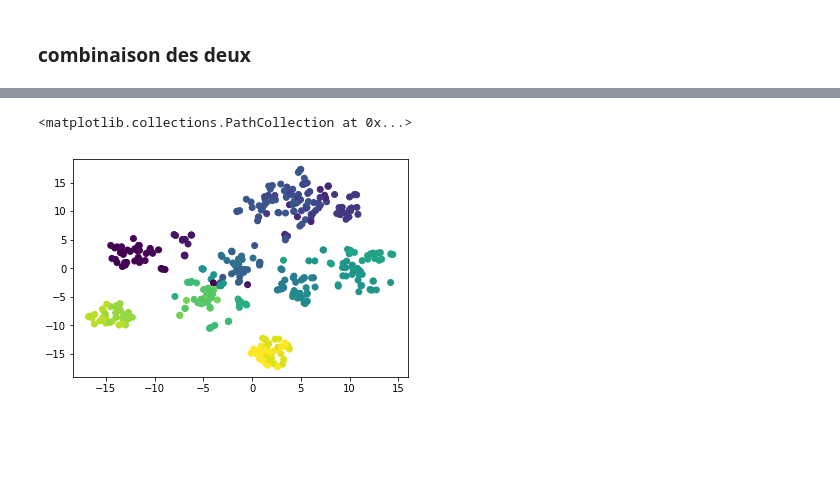
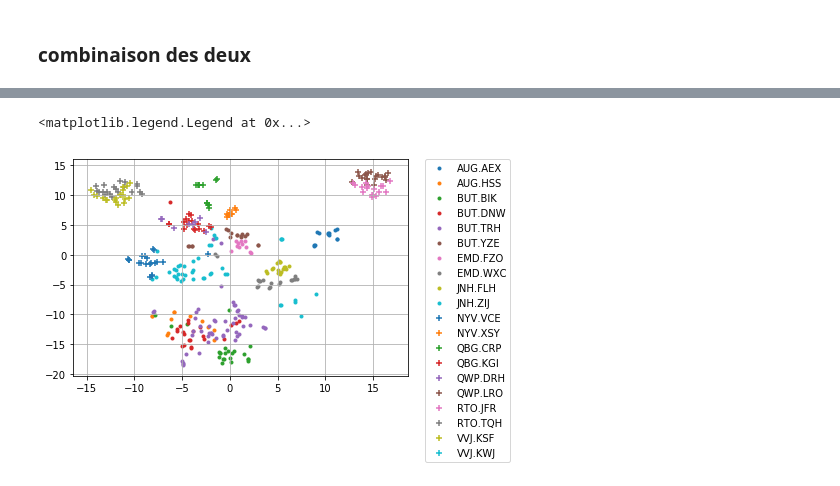
Before and after one commit to francoisremi/projet_FDD, a Jupyter notebook: jupyter/exercice2.ipynb, the cells around one changed output, grey strips where cells are left out. Drawn from its saved outputs; the diff is of its cells as text; code cells hidden in the pictures; blank space fills up the shorter version.

```diff
--- a/jupyter/exercice2.ipynb
+++ b/jupyter/exercice2.ipynb
@@ -91,3 +100,13 @@ ax.set_zlabel('pca 3')
 plt.show()
 # %% [output]
 [figure]
+# %%
+fig = plt.figure()
+ax = fig.add_subplot(111, projection='3d')
+
+for i in range(1,len(le.classes_)+1):
+    ax.scatter(df[df['species']==i]['pca-one'].values,
+                df[df['species']==i]['pca-two'].values,
+                df[df['species']==i]['pca-three'].values,
+                marker='o', label=le.classes_[i-1])
+ax.legend(bbox_to_anchor=(1.05, 1), loc=2, borderaxespad=0.)
@@ -126,0 +140,18 @@ plt.scatter(df_tsne['x-tsne'], df_tsne['y-tsne'], c=df_tsne['species'] )
+# %%
+df_tsne = df.copy()
+df_tsne['x-tsne'] = tsne_results[:,0]
+df_tsne['y-tsne'] = tsne_results[:,1]
+
+fig = plt.figure()
+ax = fig.add_subplot(111)
+
+for i in range(1,len(le.classes_)+1):
+    if i < 11:
+        marker = '.'
+    else:
+        marker = '+'
+    ax.scatter(df_tsne[df_tsne['species']==i]['x-tsne'].values,
+                df_tsne[df_tsne['species']==i]['y-tsne'].values,
+                marker=marker, label=le.classes_[i-1])
+ax.grid(True)
+ax.legend(bbox_to_anchor=(1.05, 1), loc=2, borderaxespad=0.)
@@ -152,10 +186,23 @@ t-SNE done! Time elapsed: 1.4971394538879395 seconds
 # %%
 df_tsne = None
 df_tsne = df.copy()
 df_tsne['x-tsne-pca'] = tsne_pca_results[:,0]
 df_tsne['y-tsne-pca'] = tsne_pca_results[:,1]
 
-plt.scatter(df_tsne['x-tsne-pca'], df_tsne['y-tsne-pca'], c=df_tsne['species'] )
+fig = plt.figure()
+ax = fig.add_subplot(111)
+
+for i in range(1,len(le.classes_)+1):
+    if i < 11:
+        marker = '.'
+    else:
+        marker = '+'
+    ax.scatter(df_tsne[df_tsne['species']==i]['x-tsne-pca'].values,
+                df_tsne[df_tsne['species']==i]['y-tsne-pca'].values,
+                marker=marker, label=le.classes_[i-1])
+
+ax.grid(True)
+ax.legend(bbox_to_anchor=(1.05, 1), loc=2, borderaxespad=0.)
 # %% [output]
-<matplotlib.collections.PathCollection at 0x...>
+<matplotlib.legend.Legend at 0x...>
-[figure, old version]
+[figure, new version]
```
Also changed, not shown: parts of 13 cells of this notebook, 4 other files.
